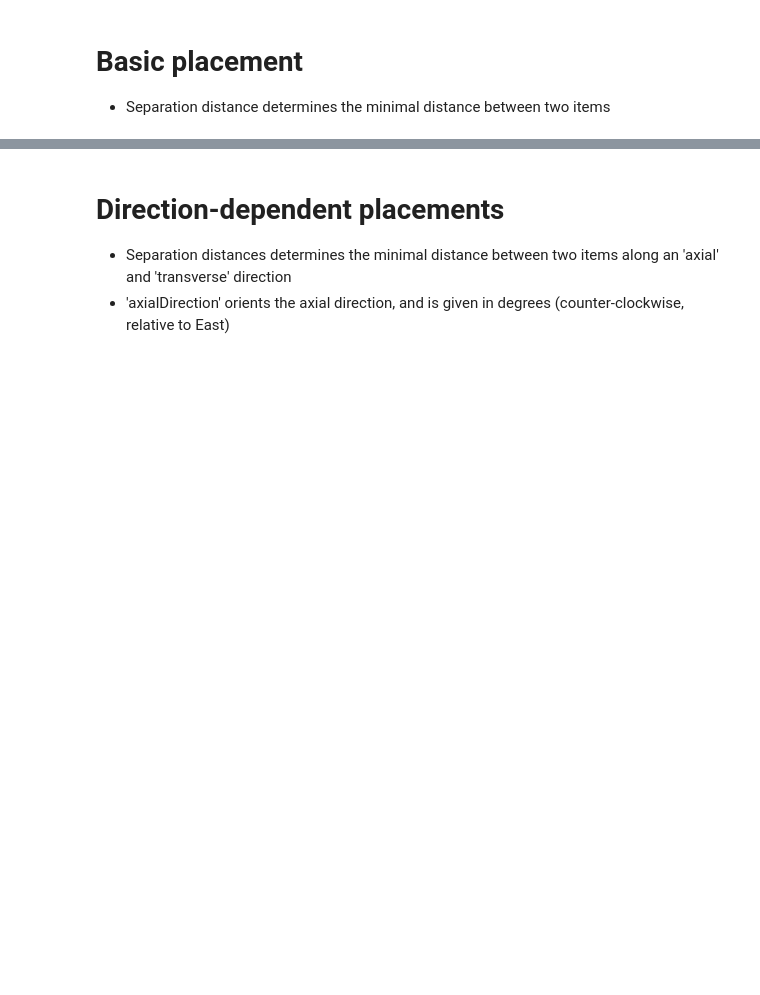
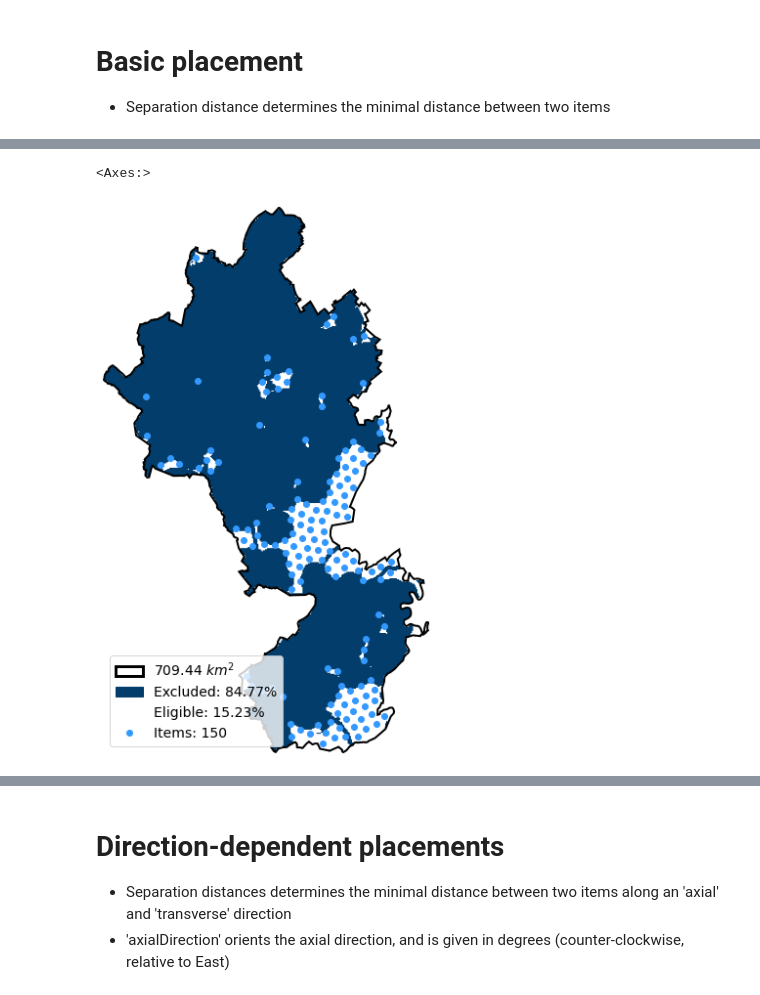
Before and after one commit to FZJ-IEK3-VSA/glaes, a Jupyter notebook: Examples/01_Placement_algorithm.ipynb, the cells around one changed output, grey strips where cells are left out. Drawn from its saved outputs; the diff is of its cells as text; code cells hidden in the pictures; blank space fills up the shorter version.

Commit message:
#57 add example for avoidRegionBorder

```diff
--- a/Examples/01_Placement_algorithm.ipynb
+++ b/Examples/01_Placement_algorithm.ipynb
@@ -44,3 +48,15 @@ ec.draw()
+# %%
+# sometimes it is needed to spare the edges of a region so that the separation distances are maintained also between placements of neighbouring regions
+# therefore repeat the step above and set the argument avoidRegionBorders to True
+# before, however, reset the ec object to remove the "old" placements from above
+ec = copy(ec_backup)
+ec.distributeItems(separation=1000, avoidRegionBorders=True)
+
+# Draw result. In comparison to above you can see that no placements are distributed towards the edges of the region, you can also see that less items were distributed
+ec.draw()
+# %% [output]
+<Axes:>
+[figure, added]
 # %%
 # Get the placemnts as XY coordinates
 print( ec.itemCoords[:5] )
```
Also changed, not shown: parts of 8 cells of this notebook, 8 other files.
